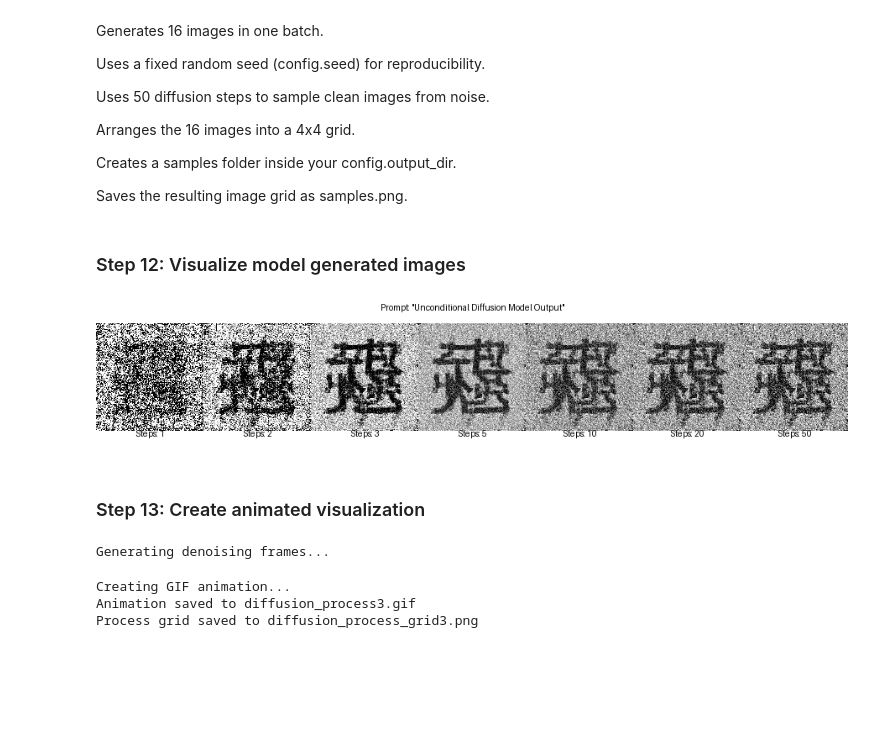
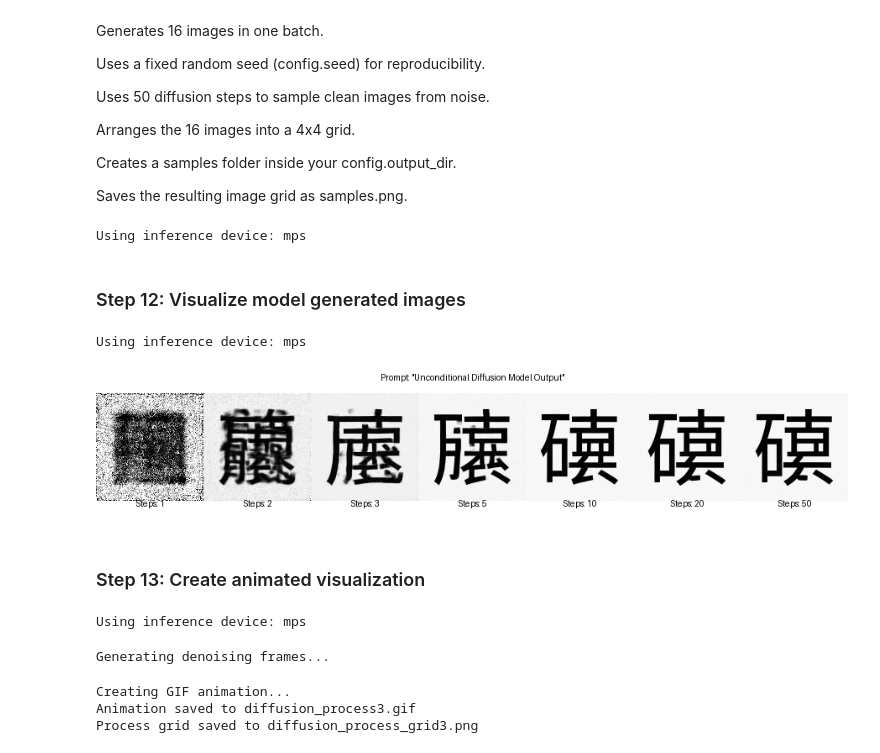
Before and after one commit to iamdamodhar/minorinai, a Jupyter notebook: 01-class-notes/11-diffusion-project-chinese-characters/Diffusion_Project_Generate_Chinese_Characters.ipynb, the cells around one changed output. Drawn from its saved outputs; the diff is of its cells as text; code cells hidden in the pictures; blank space fills up the shorter version.

Commit message:
Chinese Characters Notebook. Images after 50 epochs

```diff
--- a/01-class-notes/11-diffusion-project-chinese-characters/Diffusion_Project_Generate_Chinese_Characters.ipynb
+++ b/01-class-notes/11-diffusion-project-chinese-characters/Diffusion_Project_Generate_Chinese_Characters.ipynb
@@ -122,7 +129,9 @@ def generate_and_save_images_from_df(df, font_path, column_name="Unicode", direc
             img.save(filename)
 
 # Assuming 'df' is your DataFrame and it is already defined and loaded
-font_path = 'NotoSansSC-Regular.ttf'
+font_path = project_dir / "NotoSansSC-Regular.ttf"
+if not font_path.is_file():
+    raise FileNotFoundError(f"NotoSans font not found: {font_path.resolve()}")
 # Update the function call accordingly
 generate_and_save_images_from_df(df, font_path, column_name="Unicode", directory="data")
 # %% [markdown]
@@ -179,7 +188,7 @@ class TrainingConfig:
     image_size = 128  # assumes images are square
     train_batch_size = 32
     eval_batch_size = 32
-    num_epochs = 3
+    num_epochs = 50
     gradient_accumulation_steps = 1
     learning_rate = 1e-4
     lr_warmup_steps = 500
@@ -415,14 +424,23 @@ Creates a samples folder inside your config.output_dir.
 
 Saves the resulting image grid as samples.png.
 # %%
-model_path = "glyffuser-unconditional/epoch2"  # Path to the specific epoch model directory# Path to the model directory
-pipeline = DDPMPipeline.from_pretrained(model_path).to("cuda")
+if torch.cuda.is_available():
+    device = torch.device("cuda")
+elif hasattr(torch.backends, "mps") and torch.backends.mps.is_available():
+    device = torch.device("mps")
+else:
+    device = torch.device("cpu")
+generator_device = "cuda" if device.type == "cuda" else "cpu"
+print(f"Using inference device: {device}")
+
+model_path = "glyffuser-unconditional/epoch49"  # Final checkpoint after 50 epochs
+pipeline = DDPMPipeline.from_pretrained(model_path).to(device)
 pipeline.scheduler = DPMSolverMultistepScheduler()
 
 # Sample from the model and save the images in a grid
 images = pipeline(
     batch_size=16,
-    generator=torch.Generator(device='cuda').manual_seed(config.seed), # Generator can be on GPU here
+    generator=torch.Generator(device=generator_device).manual_seed(config.seed),
     num_inference_steps=50
 ).images
 
@@ -433,12 +451,24 @@ image_grid = make_grid(images, rows=4, cols=4)
 test_dir = os.path.join(config.output_dir, "samples")
 os.makedirs(test_dir, exist_ok=True)
 image_grid.save(f"{test_dir}/samples.png")
+# %% [output]
+Using inference device: mps
 # %% [markdown]
 ### Step 12: Visualize model generated images
 # %%
 from diffusers import DPMSolverMultistepScheduler, DDPMPipeline
 from PIL import Image, ImageDraw, ImageFont
 import torch
+
+if "device" not in globals():
+    if torch.cuda.is_available():
+        device = torch.device("cuda")
+    elif hasattr(torch.backends, "mps") and torch.backends.mps.is_available():
+        device = torch.device("mps")
+    else:
+        device = torch.device("cpu")
+generator_device = "cuda" if device.type == "cuda" else "cpu"
+print(f"Using inference device: {device}")
 
 def make_labeled_grid(images, prompt, steps, font_path=None, font_size=20, margin=10):
     assert len(images) == len(steps), "The number of images must match the number of steps"
@@ -475,37 +505,38 @@ def make_labeled_grid(images, prompt, steps, font_path=None, font_size=20, margi
         draw.text((text_x, text_y), step_text, fill="black", font=font)
     return grid
 
 # Initialize the model pipeline using your local model
-model_path = "glyffuser-unconditional/epoch2"  # Path to your trained model
-pipeline = DDPMPipeline.from_pretrained(model_path).to("cuda")
+model_path = "glyffuser-unconditional/epoch49"  # Final checkpoint after 50 epochs
+pipeline = DDPMPipeline.from_pretrained(model_path).to(device)
 pipeline.scheduler = DPMSolverMultistepScheduler()
 
 # Define the number of steps to visualize
 num_inference_steps_list = [1, 2, 3, 5, 10, 20, 50]
 
 images = []
 
 # Generate images for each value in num_inference_steps_list
 for num_steps in num_inference_steps_list:
     generated_images = pipeline(
         batch_size=1,
-        generator=torch.Generator(device='cuda').manual_seed(0),
+        generator=torch.Generator(device=generator_device).manual_seed(0),
         num_inference_steps=num_steps
     ).images
     images.append(generated_images[0])  # Append the generated image
 
 # Create the labeled grid with a descriptive prompt since this is an unconditional model
 prompt = "Unconditional Diffusion Model Output"
 image_grid = make_labeled_grid(images, prompt, num_inference_steps_list)
 
 # Show the grid
 from IPython.display import display
 display(image_grid)
 
 # Save the image grid
 image_grid.save("diffusion_steps_visualization3.png")
 # %% [output]
+Using inference device: mps
-[figure, old version]
+[figure, new version]
 # %% [markdown]
 ### Step 13: Create animated visualization
 # %%
@@ -517,9 +548,19 @@ import os
 import imageio.v2 as imageio
 from tqdm import tqdm
 
+if "device" not in globals():
+    if torch.cuda.is_available():
+        device = torch.device("cuda")
+    elif hasattr(torch.backends, "mps") and torch.backends.mps.is_available():
+        device = torch.device("mps")
+    else:
+        device = torch.device("cpu")
+generator_device = "cuda" if device.type == "cuda" else "cpu"
+print(f"Using inference device: {device}")
+
 # Initialize the model pipeline using your local model
-model_path = "glyffuser-unconditional/epoch2"  # Path to your trained model
-pipeline = DDPMPipeline.from_pretrained(model_path).to("cuda")
+model_path = "glyffuser-unconditional/epoch49"  # Final checkpoint after 50 epochs
+pipeline = DDPMPipeline.from_pretrained(model_path).to(device)
 pipeline.scheduler = DPMSolverMultistepScheduler()
 
 # Create output directory for frames
@@ -533,7 +574,7 @@ seed = 42
 print("Generating denoising frames...")
 
 # Start with pure noise (t=1000)
-generator = torch.Generator(device="cuda").manual_seed(seed)
+generator = torch.Generator(device=generator_device).manual_seed(seed)
 
 # Store all frames
 frames = []
@@ -551,7 +592,7 @@ for step in tqdm(range(0, num_inference_steps + 1, 2)):  # Skip some steps for f
     # Generate the image with the current number of denoising steps
     image = pipeline(
         batch_size=1,
-        generator=torch.Generator(device="cuda").manual_seed(seed),
+        generator=torch.Generator(device=generator_device).manual_seed(seed),
         num_inference_steps=current_step
     ).images[0]
 
@@ -608,7 +649,8 @@ grid = create_process_grid(frames)
 grid.save("diffusion_process_grid3.png")
 print("Process grid saved to diffusion_process_grid3.png")
 # %% [output]
-Generating denoising frames...
+Using inference device: mps
-Creating GIF animation...
-Animation saved to diffusion_process3.gif
-Process grid saved to diffusion_process_grid3.png
+Generating denoising frames...
+Creating GIF animation...
+Animation saved to diffusion_process3.gif
+Process grid saved to diffusion_process_grid3.png
```
Also changed, not shown: parts of 5 cells of this notebook, 37 other files.
